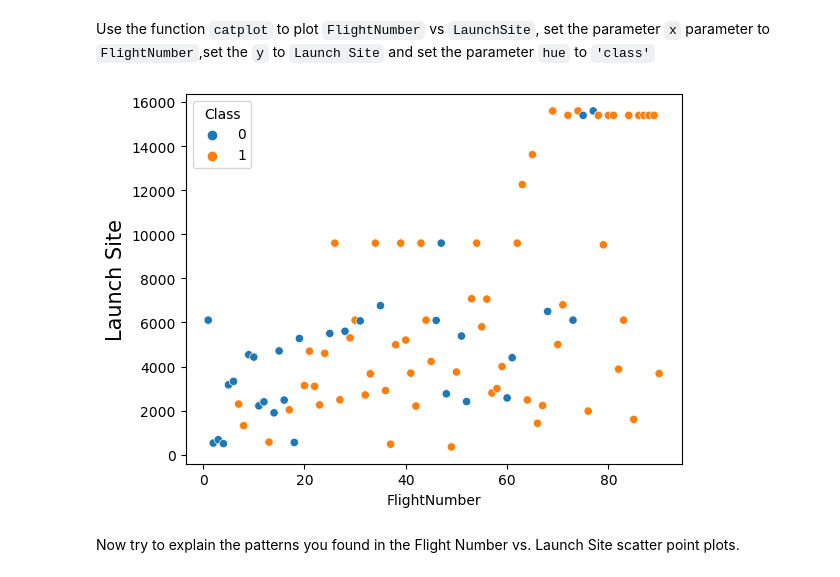
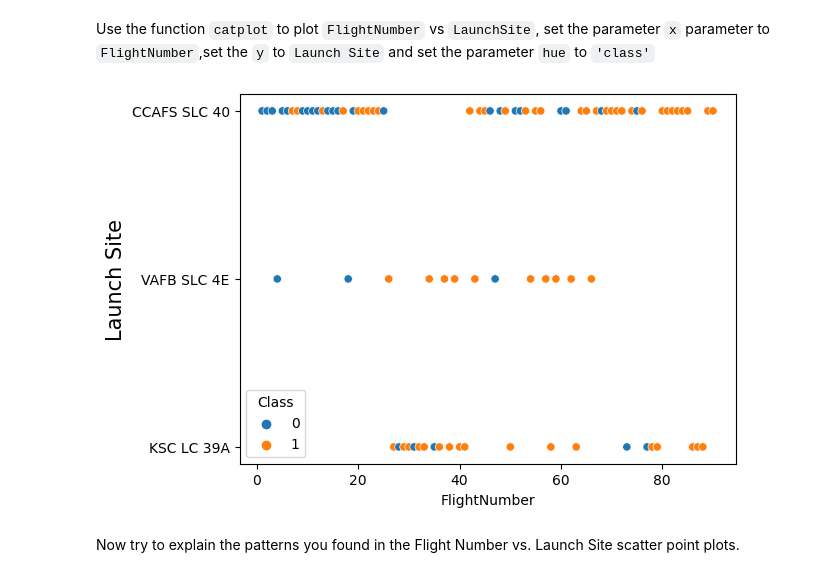
Before and after one commit to Inka611/Data-Science-Capstone-Project1, a Jupyter notebook: jupyter-labs-eda-dataviz.ipynb.jupyterlite_Final.ipynb, the cells around one changed output. Cells and saved outputs as stored; diff of their text form; code cells hidden in the pictures.

```diff
--- a/jupyter-labs-eda-dataviz.ipynb.jupyterlite_Final.ipynb
+++ b/jupyter-labs-eda-dataviz.ipynb.jupyterlite_Final.ipynb
@@ -97,12 +97,12 @@ plt.show()
 Use the function <code>catplot</code> to plot <code>FlightNumber</code> vs <code>LaunchSite</code>, set the  parameter <code>x</code>  parameter to <code>FlightNumber</code>,set the  <code>y</code> to <code>Launch Site</code> and set the parameter <code>hue</code> to <code>'class'</code>
 # %%
 # Plot a scatter point chart with x axis to be Flight Number and y axis to be the launch site, and hue to be the class value
-sns.scatterplot(x="FlightNumber", y="PayloadMass", hue="Class", data=df)
+sns.scatterplot(x="FlightNumber", y="LaunchSite", hue="Class", data=df)
 plt.ylabel("Flight Number",fontsize=15)
 plt.ylabel("Launch Site",fontsize=15)
 plt.show()
 # %% [output]
-[figure, old version]
+[figure, new version]
 # %% [markdown]
 Now try to explain the patterns you found in the Flight Number vs. Launch Site scatter point plots.
 # %%
```
Also changed, not shown: parts of 6 cells of this notebook.
